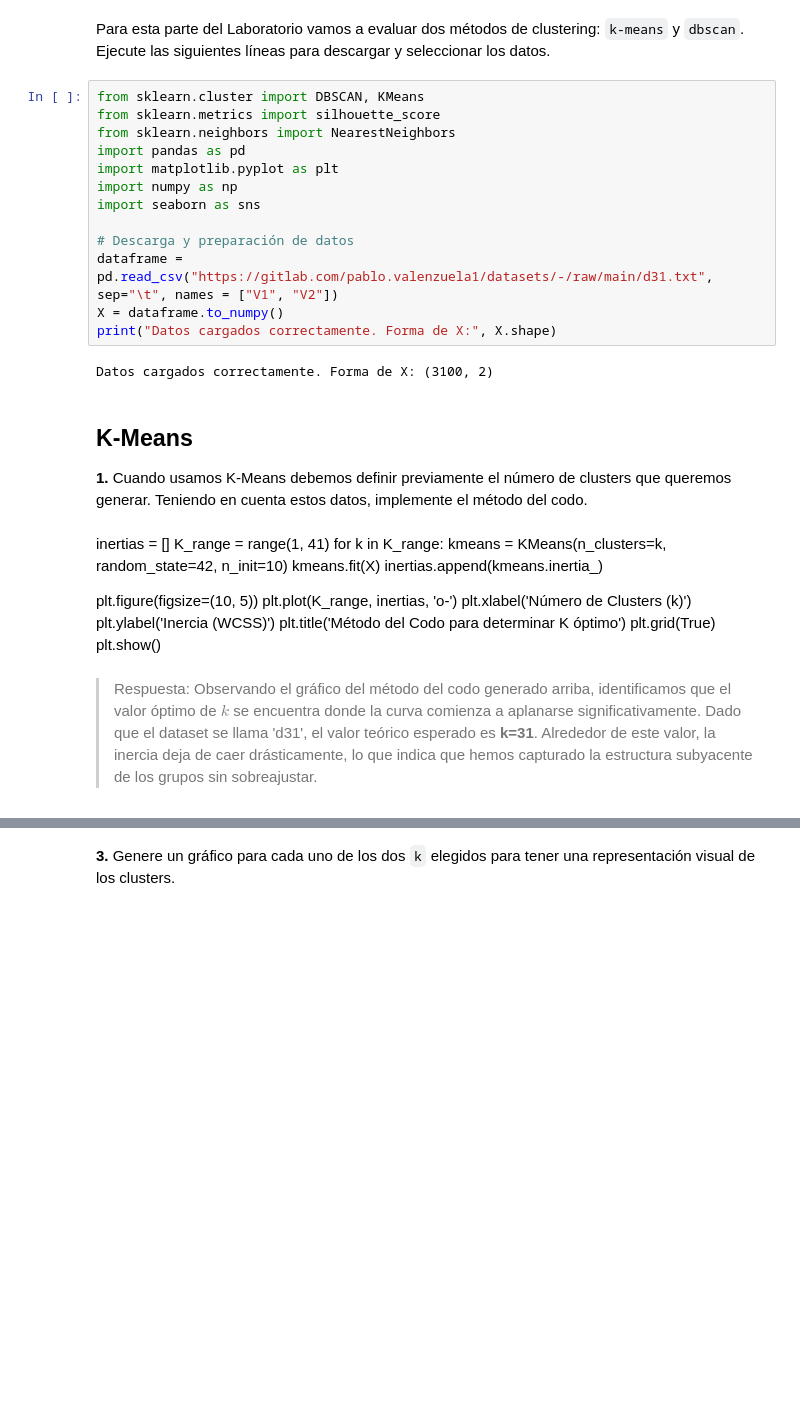
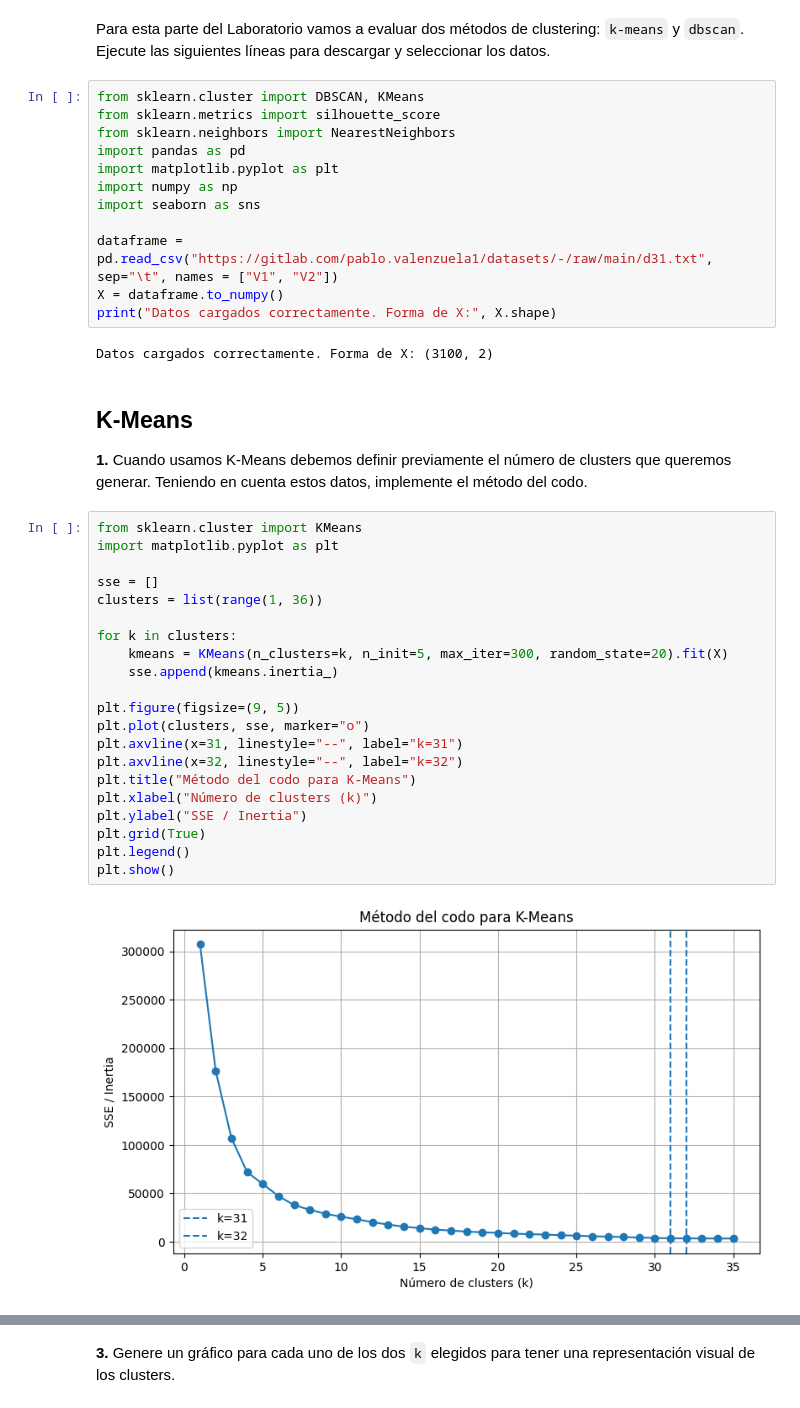
Before and after one commit to ohc7u7/Laboratorio-de-datos, a Jupyter notebook: Laboratorio_de_Datos.ipynb, the cells around one changed output, grey strips where cells are left out. Drawn from its saved outputs; the diff is of its cells as text; blank space fills up the shorter version.

```diff
--- a/Laboratorio_de_Datos.ipynb
+++ b/Laboratorio_de_Datos.ipynb
@@ -46,7 +46,6 @@ import matplotlib.pyplot as plt
 import numpy as np
 import seaborn as sns
 
-# Descarga y preparación de datos
 dataframe = pd.read_csv("https://gitlab.com/pablo.valenzuela1/datasets/-/raw/main/d31.txt", sep="\t", names = ["V1", "V2"])
 X = dataframe.to_numpy()
 print("Datos cargados correctamente. Forma de X:", X.shape)
@@ -56,20 +55,26 @@ Datos cargados correctamente. Forma de X: (3100, 2)
 ## K-Means
 
 **1.** Cuando usamos K-Means debemos definir previamente el número de clusters que queremos generar. Teniendo en cuenta estos datos, implemente el método del codo.
-# %% [markdown]
-inertias = []
-K_range = range(1, 41)
-for k in K_range:
-    kmeans = KMeans(n_clusters=k, random_state=42, n_init=10)
-    kmeans.fit(X)
-    inertias.append(kmeans.inertia_)
-
-plt.figure(figsize=(10, 5))
-plt.plot(K_range, inertias, 'o-')
-plt.xlabel('Número de Clusters (k)')
-plt.ylabel('Inercia (WCSS)')
-plt.title('Método del Codo para determinar K óptimo')
-plt.grid(True)
-plt.show()
-# %% [markdown]
-> Respuesta: Observando el gráfico del método del codo generado arriba, identificamos que el valor óptimo de $k$ se encuentra donde la curva comienza a aplanarse significativamente. Dado que el dataset se llama 'd31', el valor teórico esperado es **k=31**. Alrededor de este valor, la inercia deja de caer drásticamente, lo que indica que hemos capturado la estructura subyacente de los grupos sin sobreajustar.
+# %%
+from sklearn.cluster import KMeans
+import matplotlib.pyplot as plt
+
+sse = []
+clusters = list(range(1, 36))
+
+for k in clusters:
+    kmeans = KMeans(n_clusters=k, n_init=5, max_iter=300, random_state=20).fit(X)
+    sse.append(kmeans.inertia_)
+
+plt.figure(figsize=(9, 5))
+plt.plot(clusters, sse, marker="o")
+plt.axvline(x=31, linestyle="--", label="k=31")
+plt.axvline(x=32, linestyle="--", label="k=32")
+plt.title("Método del codo para K-Means")
+plt.xlabel("Número de clusters (k)")
+plt.ylabel("SSE / Inertia")
+plt.grid(True)
+plt.legend()
+plt.show()
+# %% [output]
+[figure, added]
```
Also changed, not shown: parts of 11 cells of this notebook.
